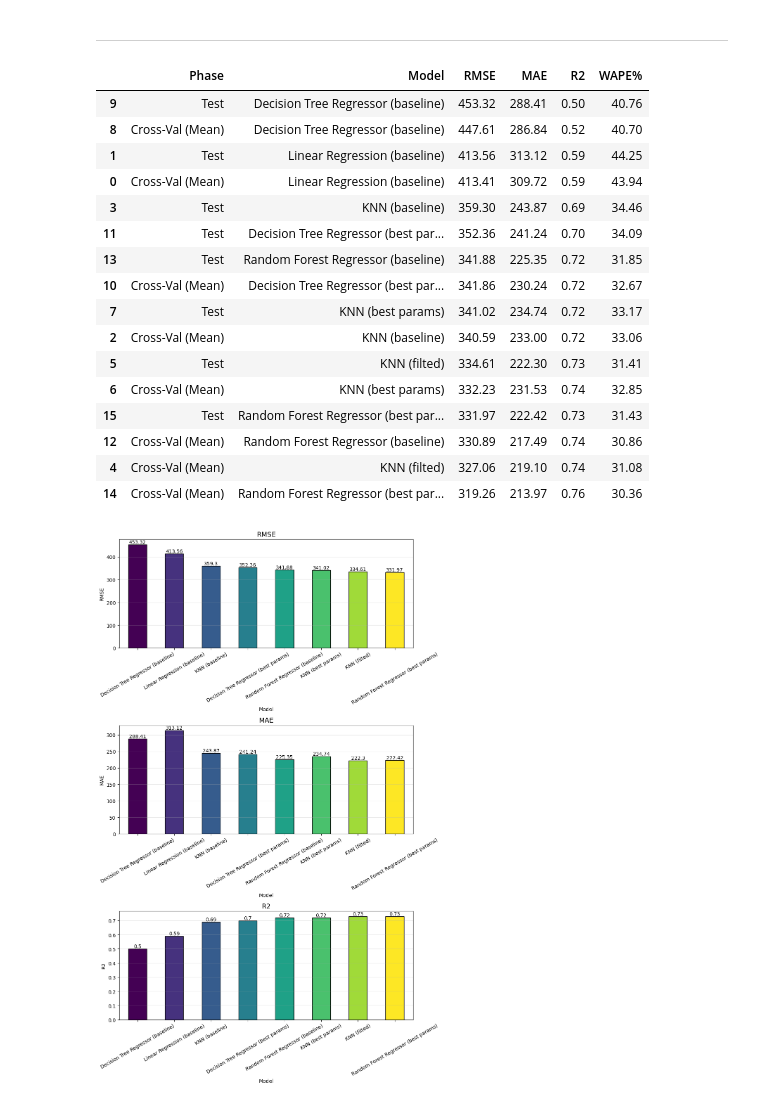
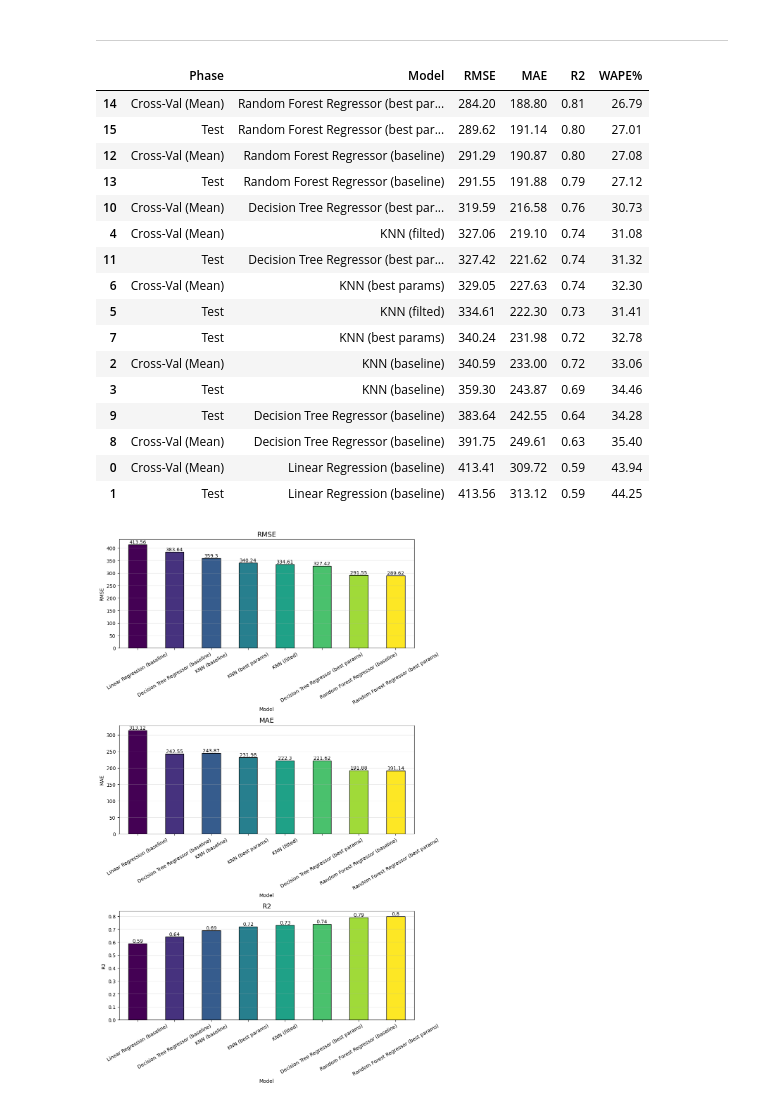
Before and after one commit to KatsayArtemDev/ML, a Jupyter notebook: regression/southern_weather/southern_weather_predictor.ipynb, the cells around one changed output. Cells and saved outputs as stored; diff of their text form; code cells hidden in the pictures.

```diff
--- a/regression/southern_weather/southern_weather_predictor.ipynb
+++ b/regression/southern_weather/southern_weather_predictor.ipynb
@@ -626,12 +607,14 @@ correlating_features = ['Seasons', 'Dew point temperature']
 
 log_features = ['Wind speed (m/s)', 'Solar Radiation (MJ/m2)']
 fall_features = ['Rainfall(mm)', 'Snowfall (cm)']
+# %%
+num_cols = [col for col in num_cols if col not in target]
+cat_cols = [col for col in cat_cols if col not in target]
+bool_cols = [col for col in bool_cols if col not in target]
 # %%
-num_cols = [col for col in num_cols if col not in correlating_features]
-cat_cols = [col for col in cat_cols if col not in correlating_features]
-bool_cols = [col for col in bool_cols if col not in correlating_features]
+knn_num_cols = [col for col in num_cols if col not in correlating_features + log_features + fall_features]
+knn_cat_cols = [col for col in cat_cols if col not in correlating_features]
+knn_bool_cols = [col for col in bool_cols if col not in correlating_features]
-# %%
-knn_num_cols = num_cols = [col for col in num_cols if col not in log_features + fall_features + target]
 # %%
 def bool_to_int(df):
     return df.astype(int)
@@ -667,9 +650,9 @@ knn_preprocessor = ColumnTransformer(
             OneHotEncoder(drop='first', sparse_output=False),
         ), fall_features),
 
-        ('cat', OneHotEncoder(drop='first', sparse_output=False), cat_cols),
+        ('cat', OneHotEncoder(drop='first', sparse_output=False), knn_cat_cols),
 
-        ('bool', FunctionTransformer(bool_to_int, feature_names_out="one-to-one"), bool_cols)
+        ('bool', FunctionTransformer(bool_to_int, feature_names_out="one-to-one"), knn_bool_cols)
     ],
     remainder='drop'
 ).set_output(transform="pandas")
@@ -1107,47 +1166,47 @@ summary_df = pd.concat(
         knn_baseline_metrics_df,
         knn_filted_metrics_df,
         knn_best_metrics_df,
         dtr_baseline_metrics_df,
         dtr_best_metrics_df,
         rfr_baseline_metrics_df,
         rfr_best_metrics_df
     ], ignore_index=True,
 ).sort_values(by="RMSE", ascending=False)
 
-display(summary_df)
+display(summary_df.sort_values(by="RMSE", ascending=True))
 
 test_df = summary_df[summary_df["Phase"] == "Test"].set_index("Model")
 
 fig, axes = plt.subplots(3, 1, figsize=(10, 16))
 cmap = plt.get_cmap('viridis')
 for ax, metric in zip(axes, ["RMSE", "MAE", "R2"]):
     colors = cmap(np.linspace(0, 1, len(test_df)))
     test_df[metric].plot.bar(ax=ax, edgecolor="black", color=colors)
 
     ax.set_title(metric, fontsize=14)
     ax.set_ylabel(metric)
     ax.tick_params(axis="x", rotation=30)
     ax.grid(axis="y", alpha=0.3)
     ax.bar_label(ax.containers[0])
 
 plt.tight_layout()
 plt.show()
 # %% [output]
 |  | Phase | Model | RMSE | MAE | R2 | WAPE% |
-| 9 | Test | Decision Tree Regressor (baseline) | 453.32 | 288.41 | 0.50 | 40.76 |
-| 8 | Cross-Val (Mean) | Decision Tree Regressor (baseline) | 447.61 | 286.84 | 0.52 | 40.70 |
+| 14 | Cross-Val (Mean) | Random Forest Regressor (best par... | 284.20 | 188.80 | 0.81 | 26.79 |
+| 15 | Test | Random Forest Regressor (best par... | 289.62 | 191.14 | 0.80 | 27.01 |
+| 12 | Cross-Val (Mean) | Random Forest Regressor (baseline) | 291.29 | 190.87 | 0.80 | 27.08 |
+| 13 | Test | Random Forest Regressor (baseline) | 291.55 | 191.88 | 0.79 | 27.12 |
+| 10 | Cross-Val (Mean) | Decision Tree Regressor (best par... | 319.59 | 216.58 | 0.76 | 30.73 |
+| 4 | Cross-Val (Mean) | KNN (filted) | 327.06 | 219.10 | 0.74 | 31.08 |
+| 11 | Test | Decision Tree Regressor (best par... | 327.42 | 221.62 | 0.74 | 31.32 |
+| 6 | Cross-Val (Mean) | KNN (best params) | 329.05 | 227.63 | 0.74 | 32.30 |
+| 5 | Test | KNN (filted) | 334.61 | 222.30 | 0.73 | 31.41 |
+| 7 | Test | KNN (best params) | 340.24 | 231.98 | 0.72 | 32.78 |
+| 2 | Cross-Val (Mean) | KNN (baseline) | 340.59 | 233.00 | 0.72 | 33.06 |
+| 3 | Test | KNN (baseline) | 359.30 | 243.87 | 0.69 | 34.46 |
+| 9 | Test | Decision Tree Regressor (baseline) | 383.64 | 242.55 | 0.64 | 34.28 |
+| 8 | Cross-Val (Mean) | Decision Tree Regressor (baseline) | 391.75 | 249.61 | 0.63 | 35.40 |
+| 0 | Cross-Val (Mean) | Linear Regression (baseline) | 413.41 | 309.72 | 0.59 | 43.94 |
 | 1 | Test | Linear Regression (baseline) | 413.56 | 313.12 | 0.59 | 44.25 |
-| 0 | Cross-Val (Mean) | Linear Regression (baseline) | 413.41 | 309.72 | 0.59 | 43.94 |
-| 3 | Test | KNN (baseline) | 359.30 | 243.87 | 0.69 | 34.46 |
-| 11 | Test | Decision Tree Regressor (best par... | 352.36 | 241.24 | 0.70 | 34.09 |
-| 13 | Test | Random Forest Regressor (baseline) | 341.88 | 225.35 | 0.72 | 31.85 |
-| 10 | Cross-Val (Mean) | Decision Tree Regressor (best par... | 341.86 | 230.24 | 0.72 | 32.67 |
-| 7 | Test | KNN (best params) | 341.02 | 234.74 | 0.72 | 33.17 |
-| 2 | Cross-Val (Mean) | KNN (baseline) | 340.59 | 233.00 | 0.72 | 33.06 |
-| 5 | Test | KNN (filted) | 334.61 | 222.30 | 0.73 | 31.41 |
-| 6 | Cross-Val (Mean) | KNN (best params) | 332.23 | 231.53 | 0.74 | 32.85 |
-| 15 | Test | Random Forest Regressor (best par... | 331.97 | 222.42 | 0.73 | 31.43 |
-| 12 | Cross-Val (Mean) | Random Forest Regressor (baseline) | 330.89 | 217.49 | 0.74 | 30.86 |
-| 4 | Cross-Val (Mean) | KNN (filted) | 327.06 | 219.10 | 0.74 | 31.08 |
-| 14 | Cross-Val (Mean) | Random Forest Regressor (best par... | 319.26 | 213.97 | 0.76 | 30.36 |
-[figure, old version]
+[figure, new version]
```
Also changed, not shown: parts of 49 cells of this notebook, 1 other file.
